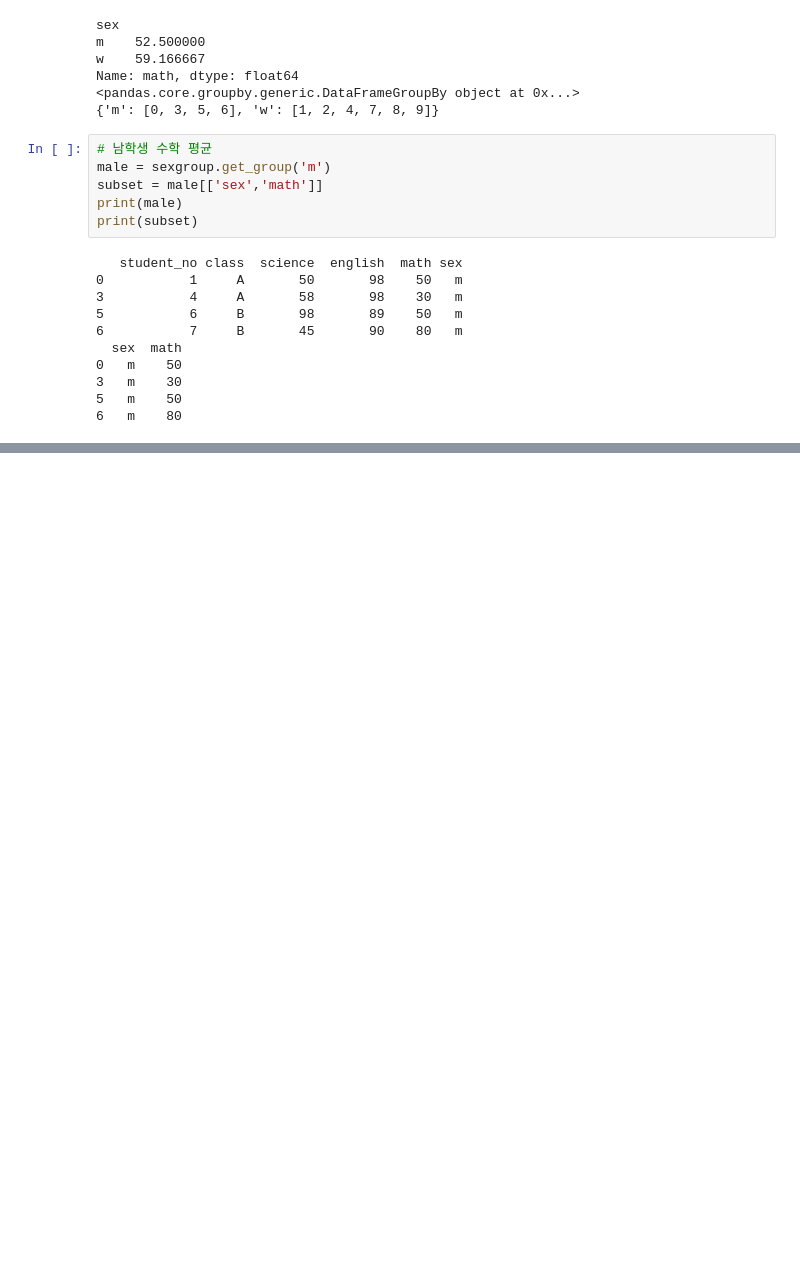
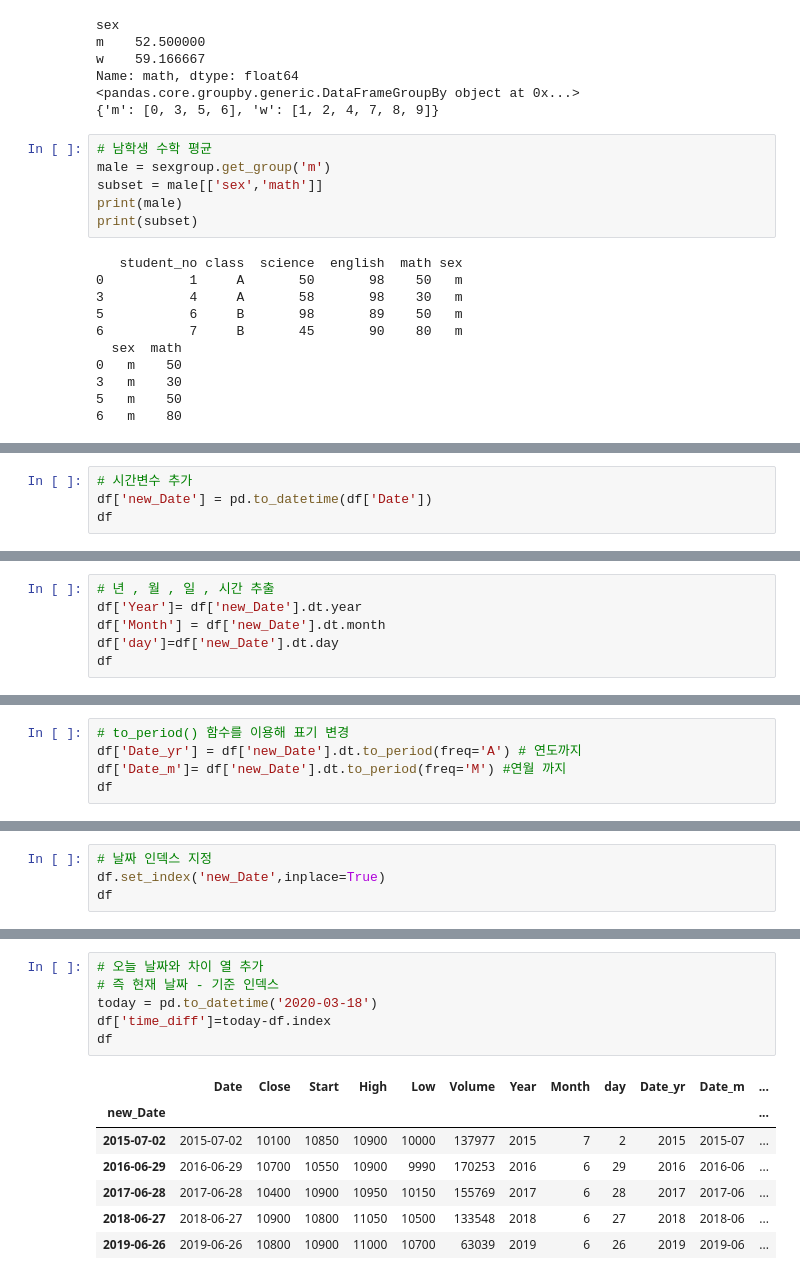
Before and after one commit to whtjdghks/homepython, a Jupyter notebook: 빅데이터 분석과 머신러닝/데이터 탐색연습.ipynb, the cells around one changed output, grey strips where cells are left out. Saved outputs shown, nothing was run; the diff lists cells and outputs as text; blank space fills up the shorter version.

```diff
--- a/빅데이터 분석과 머신러닝/데이터 탐색연습.ipynb
+++ b/빅데이터 분석과 머신러닝/데이터 탐색연습.ipynb
@@ -117,0 +595,4 @@ print(subset)
+# %%
+# 시간변수 추가
+df['new_Date'] = pd.to_datetime(df['Date'])
+df
@@ -117,0 +606,6 @@ print(subset)
+# %%
+# 년 , 월 , 일 , 시간 추출
+df['Year']= df['new_Date'].dt.year
+df['Month'] = df['new_Date'].dt.month
+df['day']=df['new_Date'].dt.day
+df
@@ -117,0 +619,5 @@ print(subset)
+# %%
+# to_period() 함수를 이용해 표기 변경
+df['Date_yr'] = df['new_Date'].dt.to_period(freq='A') # 연도까지
+df['Date_m']= df['new_Date'].dt.to_period(freq='M') #연월 까지
+df
@@ -117,0 +631,4 @@ print(subset)
+# %%
+# 날짜 인덱스 지정
+df.set_index('new_Date',inplace=True)
+df
@@ -117,0 +658,14 @@ print(subset)
+# %%
+# 오늘 날짜와 차이 열 추가
+# 즉 현재 날짜 - 기준 인덱스
+today = pd.to_datetime('2020-03-18')
+df['time_diff']=today-df.index
+df
+# %% [output]
+|  | Date | Close | Start | High | Low | Volume | Year | Month | day | Date_yr | Date_m | ... |
+| new_Date |  |  |  |  |  |  |  |  |  |  |  | ... |
+| 2015-07-02 | 2015-07-02 | 10100 | 10850 | 10900 | 10000 | 137977 | 2015 | 7 | 2 | 2015 | 2015-07 | ... |
+| 2016-06-29 | 2016-06-29 | 10700 | 10550 | 10900 | 9990 | 170253 | 2016 | 6 | 29 | 2016 | 2016-06 | ... |
+| 2017-06-28 | 2017-06-28 | 10400 | 10900 | 10950 | 10150 | 155769 | 2017 | 6 | 28 | 2017 | 2017-06 | ... |
+| 2018-06-27 | 2018-06-27 | 10900 | 10800 | 11050 | 10500 | 133548 | 2018 | 6 | 27 | 2018 | 2018-06 | ... |
+| 2019-06-26 | 2019-06-26 | 10800 | 10900 | 11000 | 10700 | 63039 | 2019 | 6 | 26 | 2019 | 2019-06 | ... |
```
Also changed, not shown: parts of 49 cells of this notebook, 2 other files.
